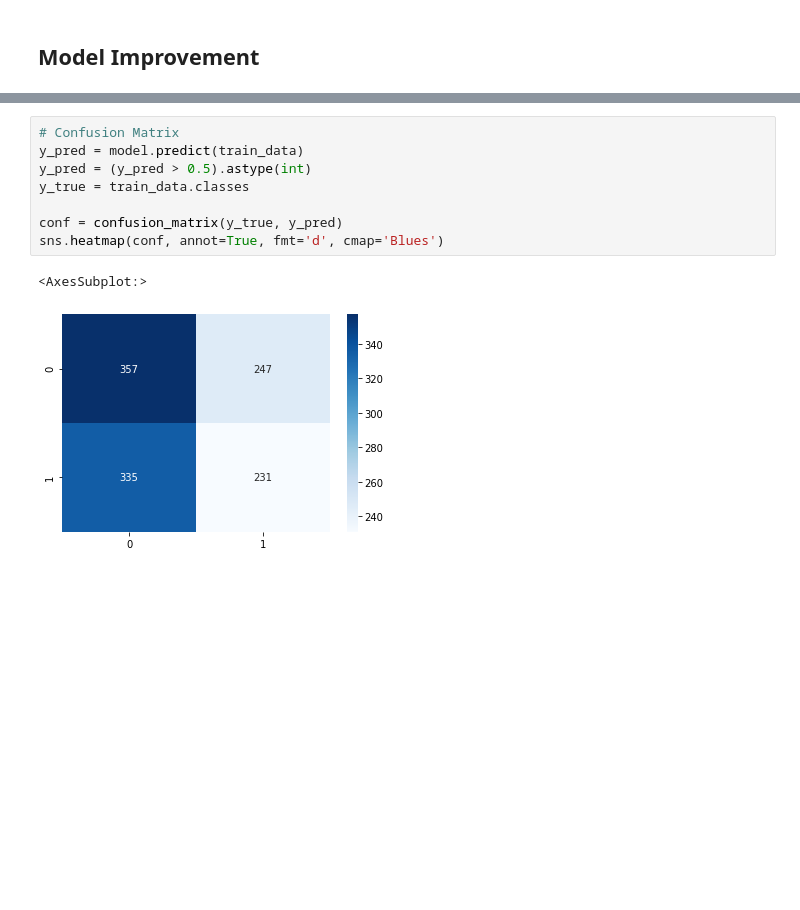
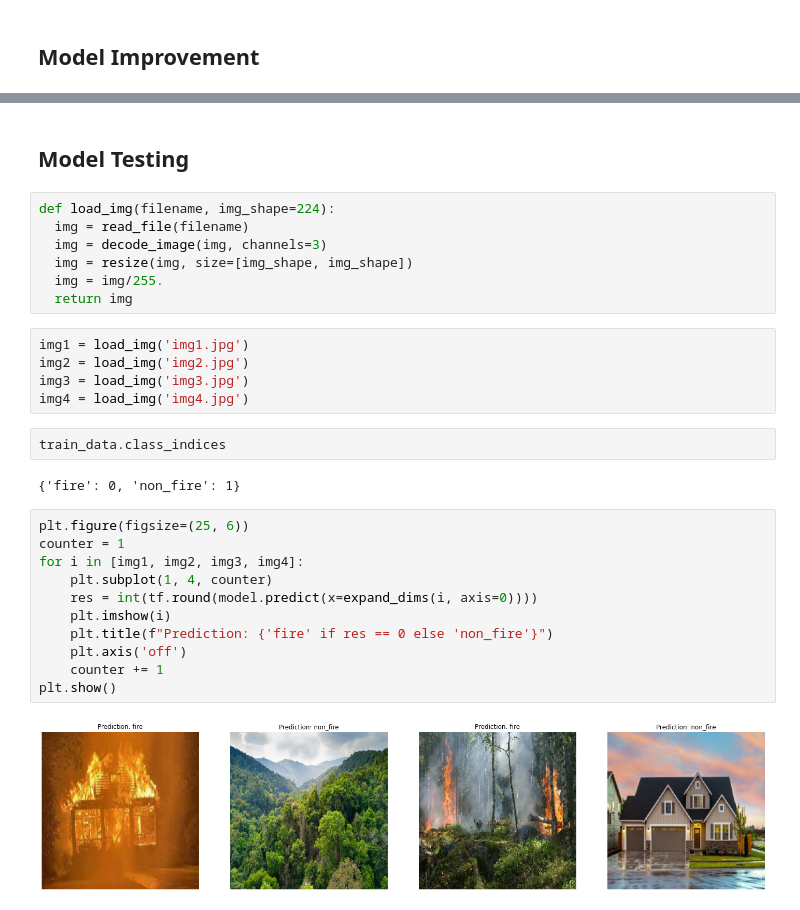
Before and after one commit to Penzragon/h8dsft_Milestone2P2, a Jupyter notebook: newscript.ipynb, the cells around one changed output, grey strips where cells are left out. Cells and saved outputs as stored; diff of their text form; blank space fills up the shorter version.

```diff
--- a/newscript.ipynb
+++ b/newscript.ipynb
@@ -348,11 +349,31 @@ plt.show()
-# %%
-# Confusion Matrix
-y_pred = model.predict(train_data)
-y_pred = (y_pred > 0.5).astype(int)
-y_true = train_data.classes
-
-conf = confusion_matrix(y_true, y_pred)
-sns.heatmap(conf, annot=True, fmt='d', cmap='Blues')
-# %% [output]
-<AxesSubplot:>
-[figure, removed]
+# %% [markdown]
+## Model Testing
+# %%
+def load_img(filename, img_shape=224):
+  img = read_file(filename)
+  img = decode_image(img, channels=3)
+  img = resize(img, size=[img_shape, img_shape])
+  img = img/255.
+  return img
+# %%
+img1 = load_img('img1.jpg')
+img2 = load_img('img2.jpg')
+img3 = load_img('img3.jpg')
+img4 = load_img('img4.jpg')
+# %%
+train_data.class_indices
+# %% [output]
+{'fire': 0, 'non_fire': 1}
+# %%
+plt.figure(figsize=(25, 6))
+counter = 1
+for i in [img1, img2, img3, img4]:
+    plt.subplot(1, 4, counter)
+    res = int(tf.round(model.predict(x=expand_dims(i, axis=0))))
+    plt.imshow(i)
+    plt.title(f"Prediction: {'fire' if res == 0 else 'non_fire'}")
+    plt.axis('off')
+    counter += 1
+plt.show()
+# %% [output]
+[figure, added]
```
Also changed, not shown: parts of 8 cells of this notebook.
